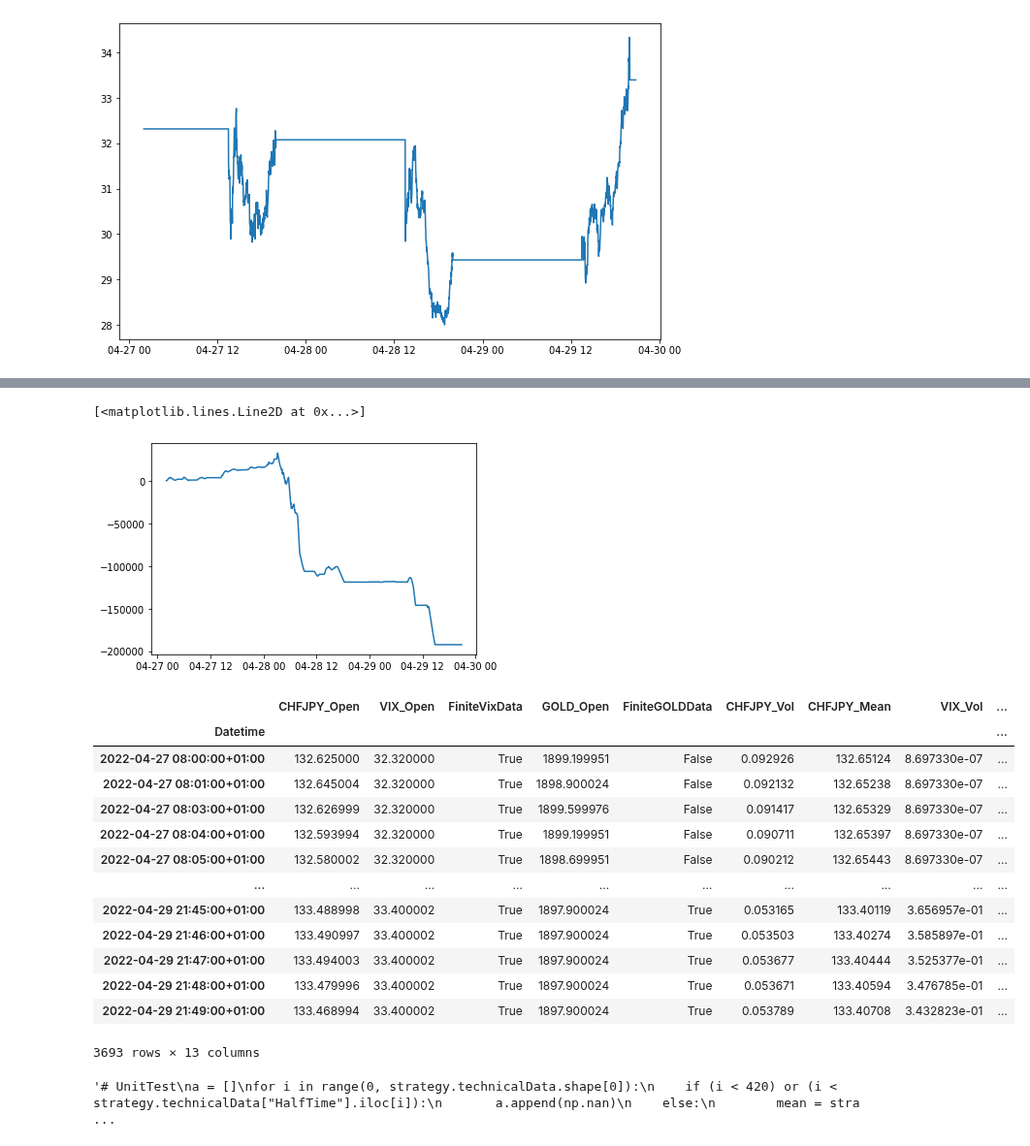
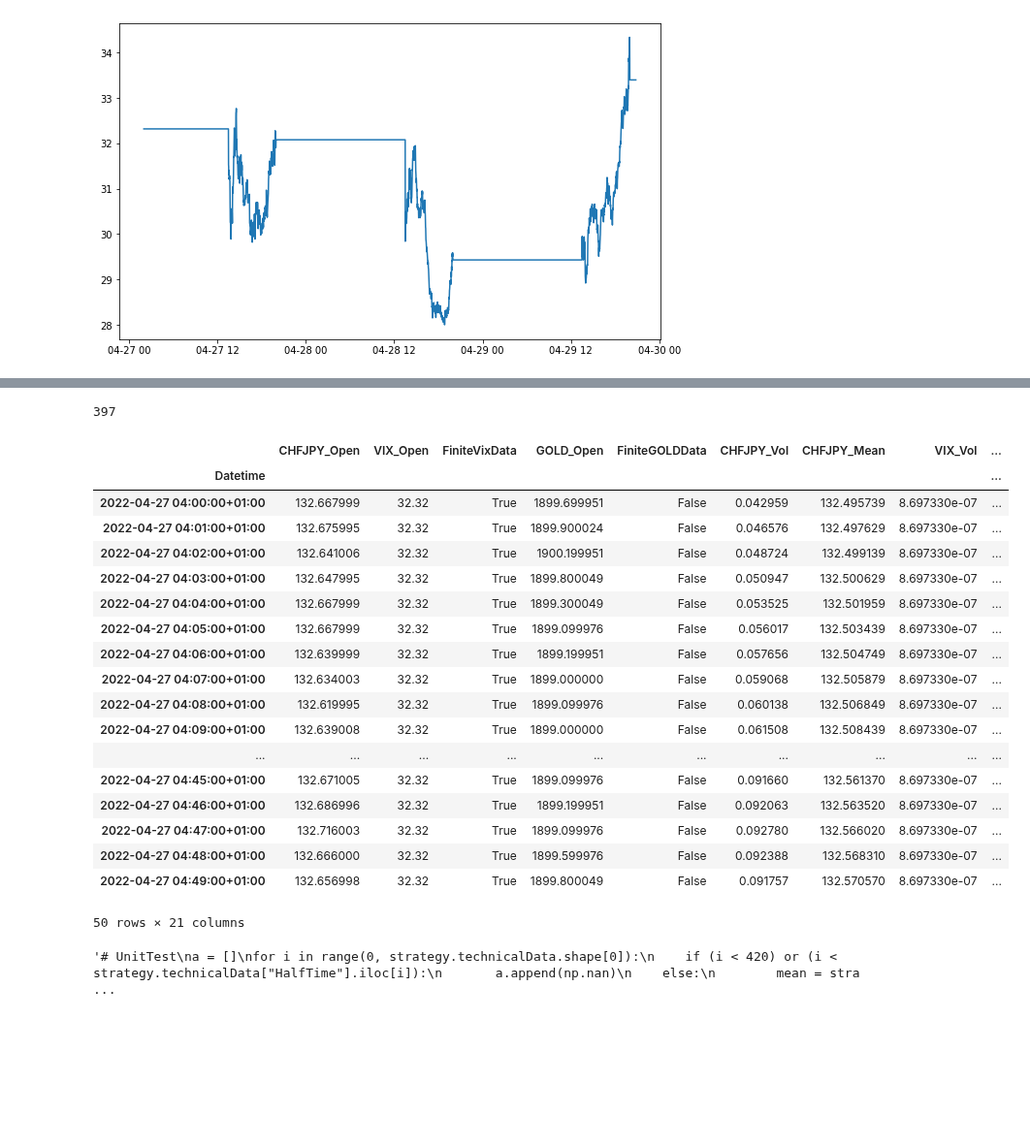
Before and after one commit to Molozey/algo-andrii, a Jupyter notebook: meanPrediction/mainTesting.ipynb, the cells around one changed output, grey strips where cells are left out. Shown at 97% size. Saved outputs shown, nothing was run; the diff lists cells and outputs as text; code cells hidden in the pictures; blank space fills up the shorter version.

```diff
--- a/meanPrediction/mainTesting.ipynb
+++ b/meanPrediction/mainTesting.ipynb
@@ -674,9 +644,12 @@ See the caveats in the documentation: https://pandas.pydata.org/pandas-docs/stab
 global TradeVolume
 global SHIFT
 global THRESHOLD_LOSS
+global SLIPPADGE
 
 SHIFT = 300
-TradeVolume = 100_000
+TradeVolume = 1000
+SLIPPADGE = 0.1
+
 THRESHOLD_LOSS = 0.01
 def make_profit(DF, DFIDX, x):
     # print(DF.iloc[DFIDX.get_loc(x.name + pd.Timedelta(f"{SHIFT}T"))])
@@ -687,51 +660,51 @@ def make_profit(DF, DFIDX, x):
         # assert x.name + pd.Timedelta(f"{int(x['HalfTime'])}T") == NEXT_DOT.name
         # print(x.name + pd.Timedelta(f"{SHIFT}T"))
         try:
-            if x["Target"] != 0:
+            if x["OPEN"] != 0:
                 NEXT_DOT = DF.iloc[DFIDX.get_loc(x.name + pd.Timedelta(f"{SHIFT}T"))]
                 assert x.name + pd.Timedelta(f"{SHIFT}T") == NEXT_DOT.name
 
-            if x["Target"] == 1:
+            if x["OPEN"] == 1:
                 CROSS_MEAN = DF.iloc[DFIDX.get_loc(x.name) + int(x["HalfTime"]):DFIDX.get_loc(x.name) + max(int(SHIFT), int(x["HalfTime"]))]
                 # Stop loss
                 if CROSS_MEAN.where(CROSS_MEAN.CHFJPY_Open < x['CHFJPY_Open'] * (1 - THRESHOLD_LOSS)).first_valid_index() is not None:
                     CLOSE_PRICE = CROSS_MEAN.loc[CROSS_MEAN.where(CROSS_MEAN.CHFJPY_Open < x['CHFJPY_Open'] * (1 - THRESHOLD_LOSS)).first_valid_index()]["CHFJPY_Open"]
-                    print('Stop loss:', (TradeVolume // x["CHFJPY_Open"]) * (CLOSE_PRICE - x["CHFJPY_Open"]) - 3)
-                    return (TradeVolume // x["CHFJPY_Open"]) * (CLOSE_PRICE - x["CHFJPY_Open"]) - 3, CLOSE_PRICE
+                    print('Stop loss:', (TradeVolume // x["CHFJPY_Open"]) * (CLOSE_PRICE - x["CHFJPY_Open"]) - SLIPPADGE)
+                    return (TradeVolume // x["CHFJPY_Open"]) * (CLOSE_PRICE - x["CHFJPY_Open"]) - SLIPPADGE, CLOSE_PRICE
                 # Mean crossing
                 if CROSS_MEAN.where(CROSS_MEAN.CHFJPY_Open > x['CHFJPY_Mean']).first_valid_index() is not None:
                     CLOSE_PRICE = CROSS_MEAN.loc[CROSS_MEAN.where(CROSS_MEAN.CHFJPY_Open > x['CHFJPY_Mean']).first_valid_index()]["CHFJPY_Open"]
-                    return (TradeVolume // x["CHFJPY_Open"]) * (CLOSE_PRICE - x["CHFJPY_Open"]) - 3, CLOSE_PRICE
-                return (TradeVolume // x["CHFJPY_Open"]) * (NEXT_DOT["CHFJPY_Open"] - x["CHFJPY_Open"]) - 3, NEXT_DOT["CHFJPY_Open"]
+                    return (TradeVolume // x["CHFJPY_Open"]) * (CLOSE_PRICE - x["CHFJPY_Open"]) - SLIPPADGE, CLOSE_PRICE
+                return (TradeVolume // x["CHFJPY_Open"]) * (NEXT_DOT["CHFJPY_Open"] - x["CHFJPY_Open"]) - SLIPPADGE, NEXT_DOT["CHFJPY_Open"]
 
-            if x["Target"] == 0:
+            if x["OPEN"] == 0:
                 return 0, x["CHFJPY_Open"]
 
-            if x["Target"] == -1:
+            if x["OPEN"] == -1:
                 CROSS_MEAN = DF.iloc[DFIDX.get_loc(x.name) + int(x["HalfTime"]):DFIDX.get_loc(x.name) + max(int(SHIFT), int(x["HalfTime"]))]
                 # Stop loss
                 if CROSS_MEAN.where(CROSS_MEAN.CHFJPY_Open > x['CHFJPY_Open'] * (1 + THRESHOLD_LOSS)).first_valid_index() is not None:
                     CLOSE_PRICE = CROSS_MEAN.loc[CROSS_MEAN.where(CROSS_MEAN.CHFJPY_Open > x['CHFJPY_Open'] * (1 + THRESHOLD_LOSS)).first_valid_index()]["CHFJPY_Open"]
-                    print('Stop loss:', (TradeVolume // x["CHFJPY_Open"]) * (x["CHFJPY_Open"] - CLOSE_PRICE) - 3)
-                    return (TradeVolume // x["CHFJPY_Open"]) * (x["CHFJPY_Open"] - CLOSE_PRICE) - 3, CLOSE_PRICE
+                    print('Stop loss:', (TradeVolume // x["CHFJPY_Open"]) * (x["CHFJPY_Open"] - CLOSE_PRICE) - SLIPPADGE)
+                    return (TradeVolume // x["CHFJPY_Open"]) * (x["CHFJPY_Open"] - CLOSE_PRICE) - SLIPPADGE, CLOSE_PRICE
                 # Mean crossing
                 if CROSS_MEAN.where(CROSS_MEAN.CHFJPY_Open < x['CHFJPY_Mean']).first_valid_index() is not None:
                     CLOSE_PRICE = CROSS_MEAN.loc[CROSS_MEAN.where(CROSS_MEAN.CHFJPY_Open < x['CHFJPY_Mean']).first_valid_index()]["CHFJPY_Open"]
-                    return (TradeVolume // x["CHFJPY_Open"]) * (x["CHFJPY_Open"] - CLOSE_PRICE) - 3, CLOSE_PRICE
+                    return (TradeVolume // x["CHFJPY_Open"]) * (x["CHFJPY_Open"] - CLOSE_PRICE) - SLIPPADGE, CLOSE_PRICE
 
 
-                return (TradeVolume // x["CHFJPY_Open"]) * (x["CHFJPY_Open"] - NEXT_DOT["CHFJPY_Open"]) - 3, NEXT_DOT["CHFJPY_Open"]
+                return (TradeVolume // x["CHFJPY_Open"]) * (x["CHFJPY_Open"] - NEXT_DOT["CHFJPY_Open"]) - SLIPPADGE, NEXT_DOT["CHFJPY_Open"]
         except KeyError:
             print('KEY ERROR')
             NEXT_DOT = DF.iloc[DFIDX.get_loc(x.name) + int(x["HalfTime"]):].iloc[0]
-            if x["Target"] == 1:
+            if x["OPEN"] == 1:
                 # print((TradeVolume // x["CHFJPY_Open"]) * (NEXT_DOT["CHFJPY_Open"] - x["CHFJPY_Open"]) - 3, NEXT_DOT["CHFJPY_Open"])
-                return (TradeVolume // x["CHFJPY_Open"]) * (NEXT_DOT["CHFJPY_Open"] - x["CHFJPY_Open"]) - 3, NEXT_DOT["CHFJPY_Open"]
-            if x["Target"] == 0:
+                return (TradeVolume // x["CHFJPY_Open"]) * (NEXT_DOT["CHFJPY_Open"] - x["CHFJPY_Open"]) - SLIPPADGE, NEXT_DOT["CHFJPY_Open"]
+            if x["OPEN"] == 0:
                 return 0, x["CHFJPY_Open"]
-            if x["Target"] == -1:
+            if x["OPEN"] == -1:
                 # print((TradeVolume // x["CHFJPY_Open"]) * (x["CHFJPY_Open"] - NEXT_DOT["CHFJPY_Open"]) - 3, NEXT_DOT["CHFJPY_Open"])
-                return (TradeVolume // x["CHFJPY_Open"]) * (x["CHFJPY_Open"] - NEXT_DOT["CHFJPY_Open"]) - 3, NEXT_DOT["CHFJPY_Open"]
+                return (TradeVolume // x["CHFJPY_Open"]) * (x["CHFJPY_Open"] - NEXT_DOT["CHFJPY_Open"]) - SLIPPADGE, NEXT_DOT["CHFJPY_Open"]
 
     else:
         return 0, x["CHFJPY_Open"]
@@ -781,25 +726,29 @@ Index(['CHFJPY_Open', 'VIX_Open', 'FiniteVixData', 'GOLD_Open',
-# %%
-z
-# %% [output]
-[<matplotlib.lines.Line2D at 0x...>]
-[figure, removed]
+# %%
+sum(abs(z["OPEN"]))
+# %% [output]
+397
 # %%
-strategy.data.loc['2022-04-27 08:00:00':]
+z.loc['2022-04-27 04:00:00':].head(50)
 # %% [output]
 |  | CHFJPY_Open | VIX_Open | FiniteVixData | GOLD_Open | FiniteGOLDData | CHFJPY_Vol | CHFJPY_Mean | VIX_Vol | ... |
 | Datetime |  |  |  |  |  |  |  |  | ... |
-| 2022-04-27 08:00:00+01:00 | 132.625000 | 32.320000 | True | 1899.199951 | False | 0.092926 | 132.65124 | 8.697330e-07 | ... |
-| 2022-04-27 08:01:00+01:00 | 132.645004 | 32.320000 | True | 1898.900024 | False | 0.092132 | 132.65238 | 8.697330e-07 | ... |
-| 2022-04-27 08:03:00+01:00 | 132.626999 | 32.320000 | True | 1899.599976 | False | 0.091417 | 132.65329 | 8.697330e-07 | ... |
-| 2022-04-27 08:04:00+01:00 | 132.593994 | 32.320000 | True | 1899.199951 | False | 0.090711 | 132.65397 | 8.697330e-07 | ... |
-| 2022-04-27 08:05:00+01:00 | 132.580002 | 32.320000 | True | 1898.699951 | False | 0.090212 | 132.65443 | 8.697330e-07 | ... |
+| 2022-04-27 04:00:00+01:00 | 132.667999 | 32.32 | True | 1899.699951 | False | 0.042959 | 132.495739 | 8.697330e-07 | ... |
+| 2022-04-27 04:01:00+01:00 | 132.675995 | 32.32 | True | 1899.900024 | False | 0.046576 | 132.497629 | 8.697330e-07 | ... |
+| 2022-04-27 04:02:00+01:00 | 132.641006 | 32.32 | True | 1900.199951 | False | 0.048724 | 132.499139 | 8.697330e-07 | ... |
+| 2022-04-27 04:03:00+01:00 | 132.647995 | 32.32 | True | 1899.800049 | False | 0.050947 | 132.500629 | 8.697330e-07 | ... |
+| 2022-04-27 04:04:00+01:00 | 132.667999 | 32.32 | True | 1899.300049 | False | 0.053525 | 132.501959 | 8.697330e-07 | ... |
+| 2022-04-27 04:05:00+01:00 | 132.667999 | 32.32 | True | 1899.099976 | False | 0.056017 | 132.503439 | 8.697330e-07 | ... |
+| 2022-04-27 04:06:00+01:00 | 132.639999 | 32.32 | True | 1899.199951 | False | 0.057656 | 132.504749 | 8.697330e-07 | ... |
+| 2022-04-27 04:07:00+01:00 | 132.634003 | 32.32 | True | 1899.000000 | False | 0.059068 | 132.505879 | 8.697330e-07 | ... |
+| 2022-04-27 04:08:00+01:00 | 132.619995 | 32.32 | True | 1899.099976 | False | 0.060138 | 132.506849 | 8.697330e-07 | ... |
+| 2022-04-27 04:09:00+01:00 | 132.639008 | 32.32 | True | 1899.000000 | False | 0.061508 | 132.508439 | 8.697330e-07 | ... |
 | ... | ... | ... | ... | ... | ... | ... | ... | ... | ... |
-| 2022-04-29 21:45:00+01:00 | 133.488998 | 33.400002 | True | 1897.900024 | True | 0.053165 | 133.40119 | 3.656957e-01 | ... |
-| 2022-04-29 21:46:00+01:00 | 133.490997 | 33.400002 | True | 1897.900024 | True | 0.053503 | 133.40274 | 3.585897e-01 | ... |
-| 2022-04-29 21:47:00+01:00 | 133.494003 | 33.400002 | True | 1897.900024 | True | 0.053677 | 133.40444 | 3.525377e-01 | ... |
-| 2022-04-29 21:48:00+01:00 | 133.479996 | 33.400002 | True | 1897.900024 | True | 0.053671 | 133.40594 | 3.476785e-01 | ... |
-| 2022-04-29 21:49:00+01:00 | 133.468994 | 33.400002 | True | 1897.900024 | True | 0.053789 | 133.40708 | 3.432823e-01 | ... |
+| 2022-04-27 04:45:00+01:00 | 132.671005 | 32.32 | True | 1899.099976 | False | 0.091660 | 132.561370 | 8.697330e-07 | ... |
+| 2022-04-27 04:46:00+01:00 | 132.686996 | 32.32 | True | 1899.199951 | False | 0.092063 | 132.563520 | 8.697330e-07 | ... |
+| 2022-04-27 04:47:00+01:00 | 132.716003 | 32.32 | True | 1899.099976 | False | 0.092780 | 132.566020 | 8.697330e-07 | ... |
+| 2022-04-27 04:48:00+01:00 | 132.666000 | 32.32 | True | 1899.599976 | False | 0.092388 | 132.568310 | 8.697330e-07 | ... |
+| 2022-04-27 04:49:00+01:00 | 132.656998 | 32.32 | True | 1899.800049 | False | 0.091757 | 132.570570 | 8.697330e-07 | ... |
-3693 rows × 13 columns
+50 rows × 21 columns
 # %%
 """# UnitTest
 a = []
```
Also changed, not shown: parts of 22 cells of this notebook, 1 other file.
